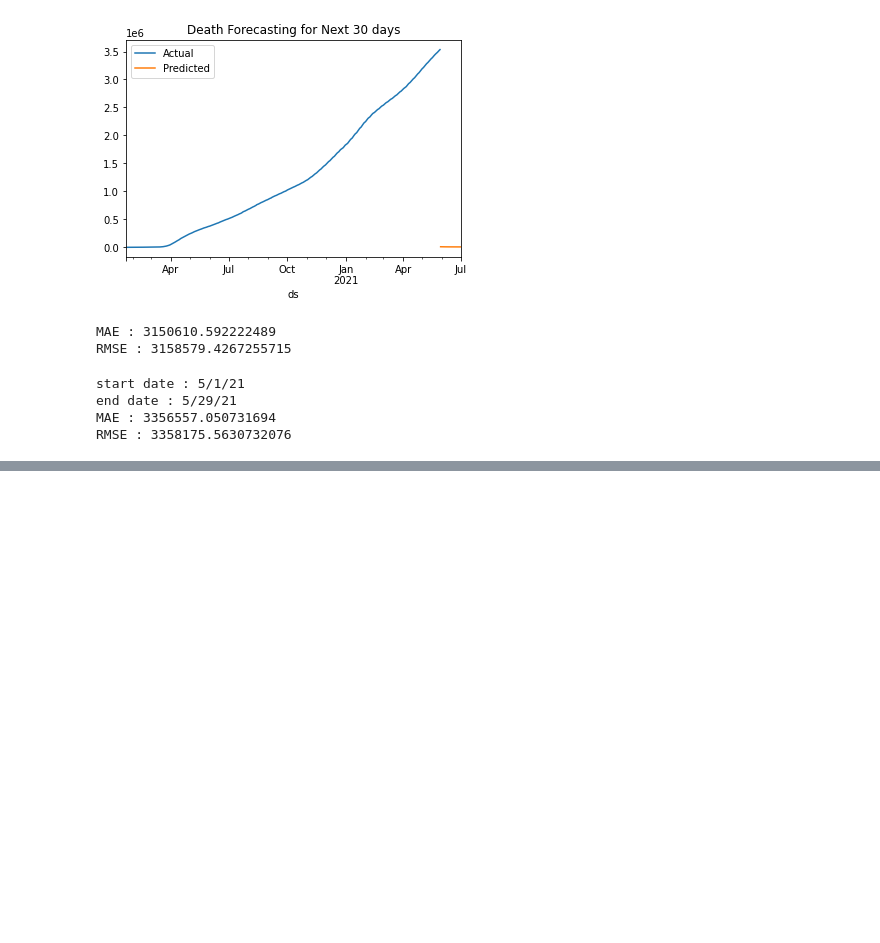
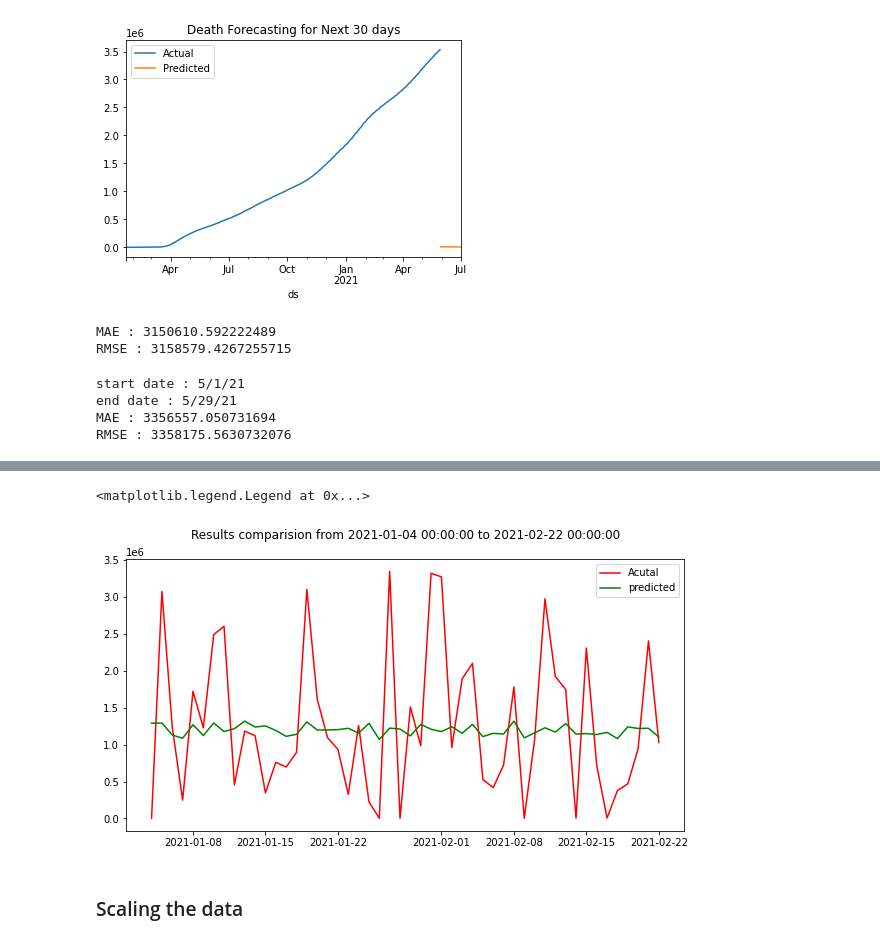
Before and after one commit to muhammad-usman147/CovidAnalysis, a Jupyter notebook: forecasting.ipynb, the cells around one changed output, grey strips where cells are left out. Saved outputs shown, nothing was run; the diff lists cells and outputs as text; code cells hidden in the pictures; blank space fills up the shorter version.

Commit message:
'models'

```diff
--- a/forecasting.ipynb
+++ b/forecasting.ipynb
@@ -340,0 +353,5 @@ data
+# %%
+xtrain,xtest,ytrain,ytest = train_test_split(conv_data.iloc[:,:-1],
+                                             conv_data.iloc[:,-1],
+                                             test_size = .10,
+                                             random_state = 90)
@@ -340,0 +378,16 @@ data
+# %%
+ def Conv1d(performance_metrics = 'mae'):
+  model = Sequential()
+  model.add(Conv1D(32,kernel_size = 1 ,activation='relu', input_shape = (1,3)))
+  model.add(Conv1D(32, kernel_size = 1, activation='relu'))
+  model.add(Dropout(0.5))
+  model.add(Flatten())
+  model.add(Dense(100, activation='relu'))
+  model.add(Dense(1, activation='linear'))
+  model.compile(optimizer = Adam() , loss = 'mean_squared_error',metrics = [performance_metrics])
+  return model
+# %%
+model = Conv1d()
+# %%
+x = np.resize(xtrain,(444,1,3))
+model.fit(x,ytrain,verbose = 1,batch_size=100,epochs = 500)
@@ -340,0 +420,13 @@ data
+# %%
+predict = model.predict(np.resize(xtest,(xtest.shape[0],1,3)))
+dates = pd.date_range(start ='1/04/21',periods = xtest.shape[0] )
+plt.figure(figsize = (10,5))
+plt.title(f"Results comparision from {dates[0]} to {dates[-1]}",pad = 20)
+plt.plot(dates,ytest,color = 'red',label = 'Acutal')
+plt.plot(dates,predict,color = 'green',label = 'predicted')
+plt.legend()
+# %% [output]
+<matplotlib.legend.Legend at 0x...>
+[figure, added]
+# %% [markdown]
+### Scaling the data
```
Also changed, not shown: parts of 42 cells of this notebook.
